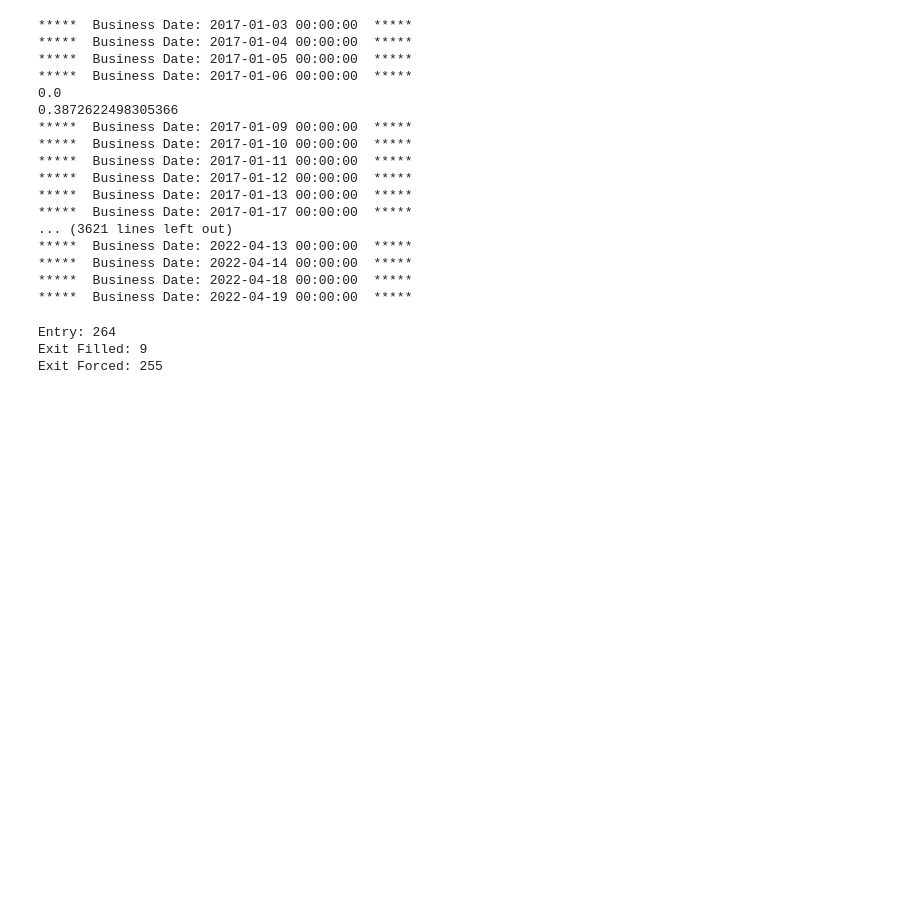
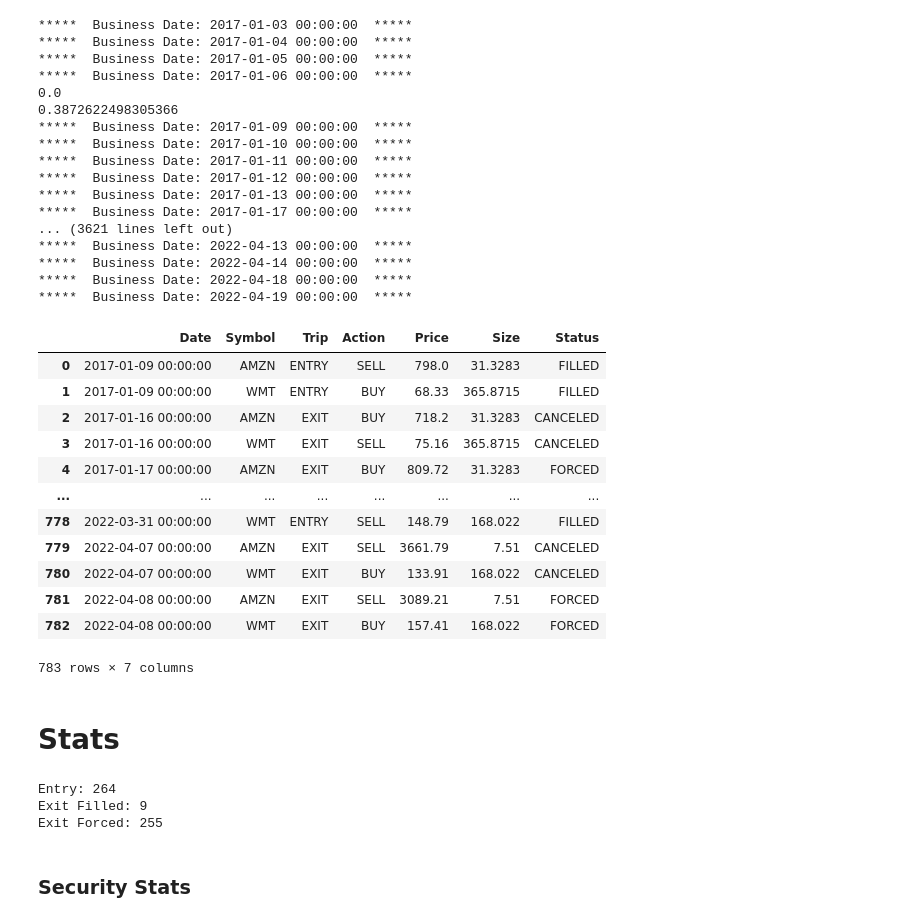
Before and after one commit to GOLD-BRIC/interactive_trader, a Jupyter notebook: sandbox/AlgoTrading_2.ipynb, the cells around one changed output. Drawn from its saved outputs; the diff is of its cells as text; code cells hidden in the pictures; blank space fills up the shorter version.

```diff
--- a/sandbox/AlgoTrading_2.ipynb
+++ b/sandbox/AlgoTrading_2.ipynb
@@ -8,7 +8,7 @@ from pandas.tseries.offsets import BDay
 
 PERIOD = 3
 LOT = 25000
-GAIN_LOSS_CAP = 0.1
+GAIN_CAP = 0.1
 HOLDING_PERIOD_CAP = 5  #business days
 #Trip = ENTRY,EXIT
 #Action = BUY,SELL
@@ -106,7 +106,7 @@ def create_entry_trades(biz_date):
         "Trip": 'ENTRY',
         "Action": pos_direction['AMZN'],
         "Price": amzn_open_price,
-        "Size": amzn_size,
+        "Size": round(amzn_size,4),
         "Status": 'FILLED'
     }
     wmt_entry_trade = {
@@ -115,7 +115,7 @@ def create_entry_trades(biz_date):
         "Trip": 'ENTRY',
         "Action": pos_direction['WMT'],
         "Price": wmt_open_price,
-        "Size": wmt_size,
+        "Size": round(wmt_size,4),
         "Status": 'FILLED'
     }
     return pd.DataFrame([amzn_entry_trade, wmt_entry_trade])
@@ -137,9 +137,9 @@ def create_exit_trade(entry_trades_lcl, symbol):
     entry_price = entry_data.at[0, 'Price']
     exit_price = None
     if exit_action == 'SELL':
-        exit_price = entry_price * (1 + GAIN_LOSS_CAP)
+        exit_price = entry_price * (1 + GAIN_CAP)
     else:
-        exit_price = entry_price * (1 - GAIN_LOSS_CAP)
+        exit_price = entry_price * (1 - GAIN_CAP)
 
     exit_size = entry_data.at[0, 'Size']
 
@@ -230,6 +230,24 @@ for index, today_market_data in hist.iterrows():
 *****  Business Date: 2022-04-14 00:00:00  *****
 *****  Business Date: 2022-04-18 00:00:00  *****
 *****  Business Date: 2022-04-19 00:00:00  *****
+# %%
+blotter
+# %% [output]
+|  | Date | Symbol | Trip | Action | Price | Size | Status |
+| 0 | 2017-01-09 00:00:00 | AMZN | ENTRY | SELL | 798.0 | 31.3283 | FILLED |
+| 1 | 2017-01-09 00:00:00 | WMT | ENTRY | BUY | 68.33 | 365.8715 | FILLED |
+| 2 | 2017-01-16 00:00:00 | AMZN | EXIT | BUY | 718.2 | 31.3283 | CANCELED |
+| 3 | 2017-01-16 00:00:00 | WMT | EXIT | SELL | 75.16 | 365.8715 | CANCELED |
+| 4 | 2017-01-17 00:00:00 | AMZN | EXIT | BUY | 809.72 | 31.3283 | FORCED |
+| ... | ... | ... | ... | ... | ... | ... | ... |
+| 778 | 2022-03-31 00:00:00 | WMT | ENTRY | SELL | 148.79 | 168.022 | FILLED |
+| 779 | 2022-04-07 00:00:00 | AMZN | EXIT | SELL | 3661.79 | 7.51 | CANCELED |
+| 780 | 2022-04-07 00:00:00 | WMT | EXIT | BUY | 133.91 | 168.022 | CANCELED |
+| 781 | 2022-04-08 00:00:00 | AMZN | EXIT | SELL | 3089.21 | 7.51 | FORCED |
+| 782 | 2022-04-08 00:00:00 | WMT | EXIT | BUY | 157.41 | 168.022 | FORCED |
+783 rows × 7 columns
+# %% [markdown]
+# Stats
 # %%
 print(f"Entry: {blotter[(blotter['Trip']=='ENTRY') & (blotter['Status']=='FILLED')].shape[0]}")
 print(f"Exit Filled: {blotter[(blotter['Trip']=='EXIT') & (blotter['Status']=='FILLED')].shape[0]}")
@@ -238,3 +256,5 @@ print(f"Exit Forced: {blotter[(blotter['Trip']=='EXIT') & (blotter['Status']=='F
 Entry: 264
 Exit Filled: 9
 Exit Forced: 255
+# %% [markdown]
+### Security Stats
```
Also changed, not shown: parts of 1 cell of this notebook.
